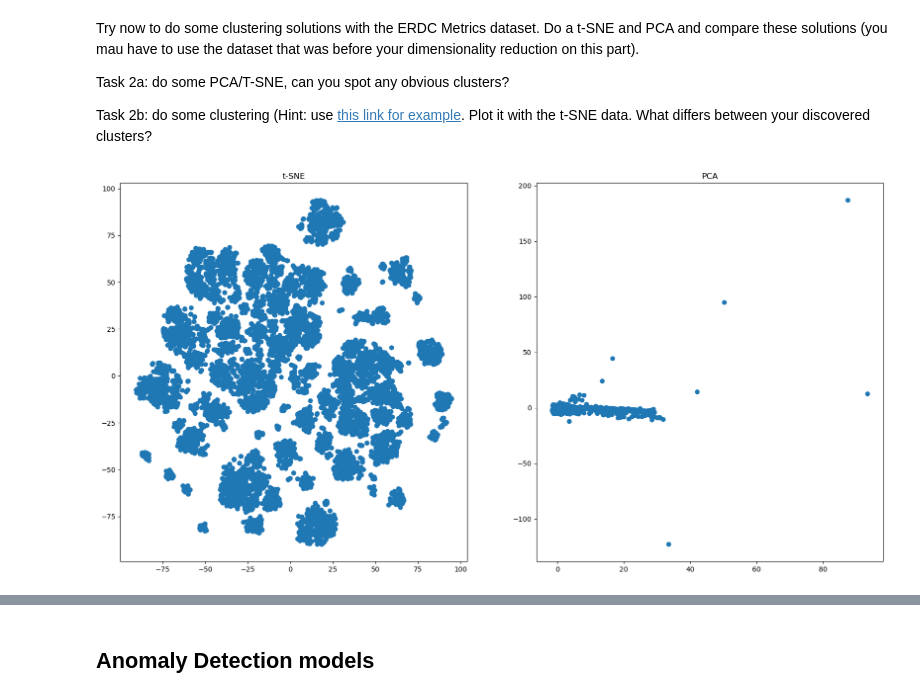
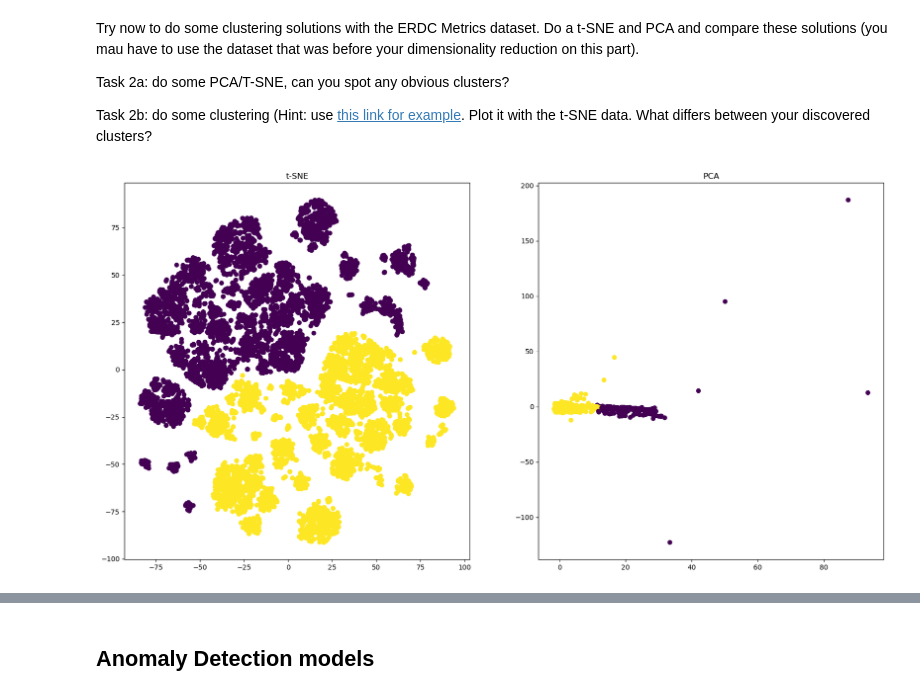
Before and after one commit to Arty-Facts/wasp_software_engineering_and_cloud_computing_2024, a Jupyter notebook: module1/assignment_metrics.ipynb, the cells around one changed output, grey strips where cells are left out. Saved outputs shown, nothing was run; the diff lists cells and outputs as text; code cells hidden in the pictures.

```diff
--- a/module1/assignment_metrics.ipynb
+++ b/module1/assignment_metrics.ipynb
@@ -451,7 +456,7 @@ plt.show()
 df_1 = pd.DataFrame(df)
 df_corr = df_1.corr()
 # Select lower triangle of correlation matrix to reduce noice
-df_corr[np.triu(np.ones(df_corr.shape)).astype(np.bool_)] = 0
+df_corr[np.triu(np.ones(df_corr.shape)).astype(np.bool_)] = np.nan
 #df_corr.fillna(0, inplace=True)
 #df_corr = df_corr.dropna()
 sns.heatmap(df_corr, cmap='coolwarm', annot=False)
@@ -475,7 +480,9 @@ sorted_args
 # %%
 sorted_args = np.argsort(np_corr, axis=None)[::-1]
 sorted_args = np.unravel_index(sorted_args, np_corr.shape)
+components_to_keep = 0
 for row, col in zip(*sorted_args):
     if np_corr[row, col] != np.nan and np_corr[row, col] > 0.95:
         print(f"high correlation between '{features[row]}' and '{features[col]}'\nvalue {np_corr[row, col]:.3f} at index {row, col}")
+        components_to_keep += 1
 # %% [output]
@@ -498 +505,6 @@ high correlation between 'sda: Disk utilization' and 'sda: Disk read time (rate)
 value 0.954 at index (74, 73)
+# %%
+components_to_keep
+pca = decomposition.PCA(n_components=components_to_keep)
+pca.fit(df)
+print(pca.singular_values_)
@@ -505,7 +523,7 @@ However, it's crucial to remember to validate the steps mentioned earlier so tha
 
 We will show how to implement a pipeline on the preproccessing steps (Normalizer and PCA).
 # %%
-pipe = Pipeline([('scaler', preprocessing.StandardScaler()), ('pca', decomposition.PCA(svd_solver = 'full'))])
+pipe = Pipeline([('scaler', preprocessing.StandardScaler()), ('pca', decomposition.PCA(n_components=components_to_keep, svd_solver = 'full'))])
 
 df_pipeline = pipe.fit_transform(df)
 # %% [markdown]
@@ -562,14 +580,17 @@ Task 2a: do some PCA/T-SNE, can you spot any obvious clusters?
 
  Task 2b: do some clustering (Hint: use [this link for example](https://scikit-learn.org/stable/modules/generated/sklearn.cluster.AgglomerativeClustering.html). Plot it with the t-SNE data. What differs between your discovered clusters?
 # %%
+from sklearn.cluster import AgglomerativeClustering
 df_tsne = TSNE().fit_transform(df)
 df_pca = decomposition.PCA(n_components=2, svd_solver='full').fit_transform(df_pipeline)
+clustering_tsna = AgglomerativeClustering().fit(df_tsne)
+clustering_pca = AgglomerativeClustering().fit(df_pca)
 
 fig, ax = plt.subplots(1, 2, figsize=(20, 10))
-ax[0].scatter(df_tsne[:,0], df_tsne[:,1])
+ax[0].scatter(df_tsne[:,0], df_tsne[:,1],  c = clustering_tsna.labels_)
 ax[0].set_title('t-SNE')
-ax[1].scatter(df_pca[:,0], df_pca[:,1])
+ax[1].scatter(df_pca[:,0], df_pca[:,1],  c = clustering_pca.labels_)
 ax[1].set_title('PCA')
 plt.show()
 # %% [output]
-[figure, old version]
+[figure, new version]
```
Also changed, not shown: parts of 19 cells of this notebook, 2 other files.
